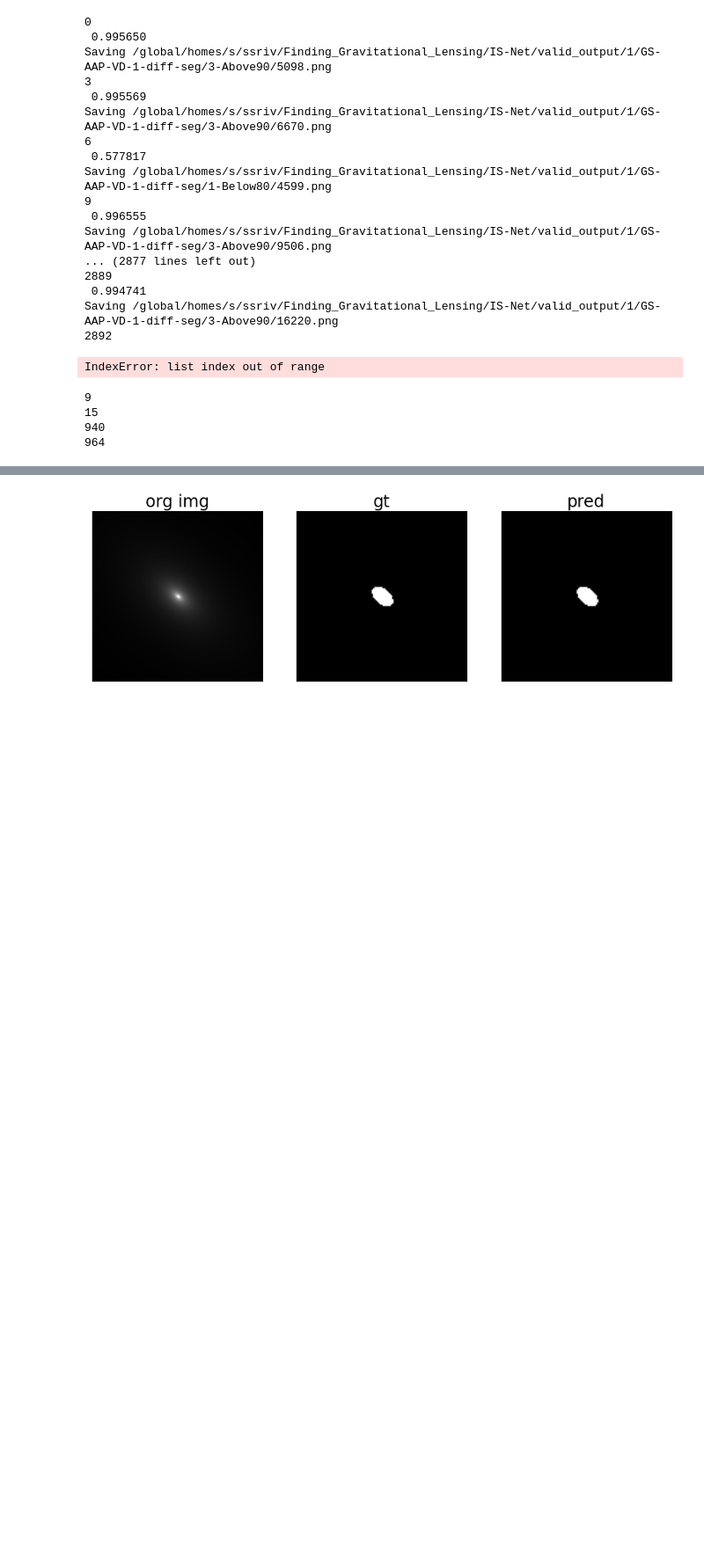
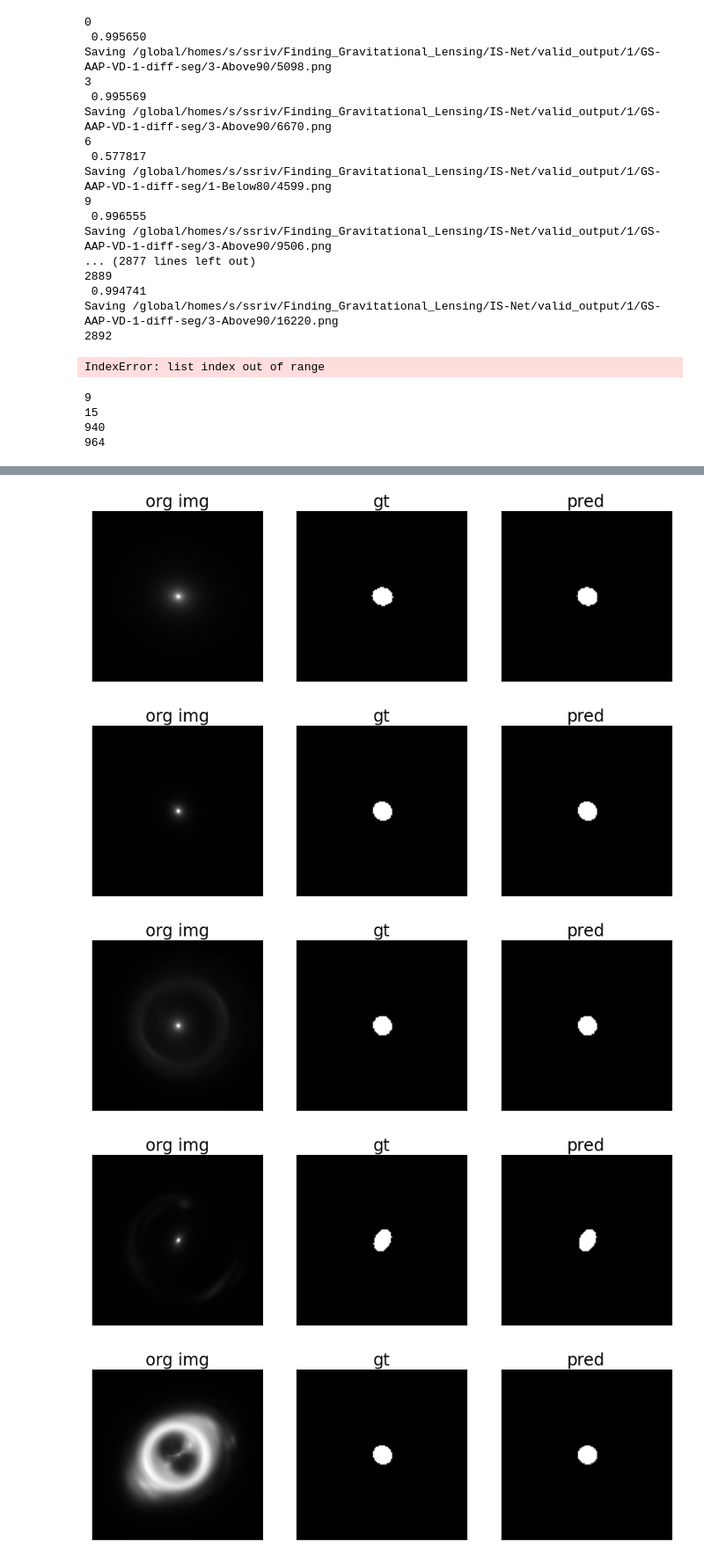
Before and after one commit to srivastavashobhit/Finding_Gravitational_Lensing, a Jupyter notebook: IS-Net/visualize_difference_and_segregate.ipynb, the cells around one changed output, grey strips where cells are left out. Shown at 88% size. Saved outputs shown, nothing was run; the diff lists cells and outputs as text; code cells hidden in the pictures; blank space fills up the shorter version.

```diff
--- a/IS-Net/visualize_difference_and_segregate.ipynb
+++ b/IS-Net/visualize_difference_and_segregate.ipynb
@@ -222,4 +226,9 @@ def show_imgs(im_idx):
 # %%
-show_imgs(99)
+for i in range(1358,1368):
+    show_imgs(i)
 # %% [output]
 [figure]
+[figure, added]
+[figure, added]
+[figure, added]
+[figure, added]
```
Also changed, not shown: parts of 2 cells of this notebook, 1 other file.
